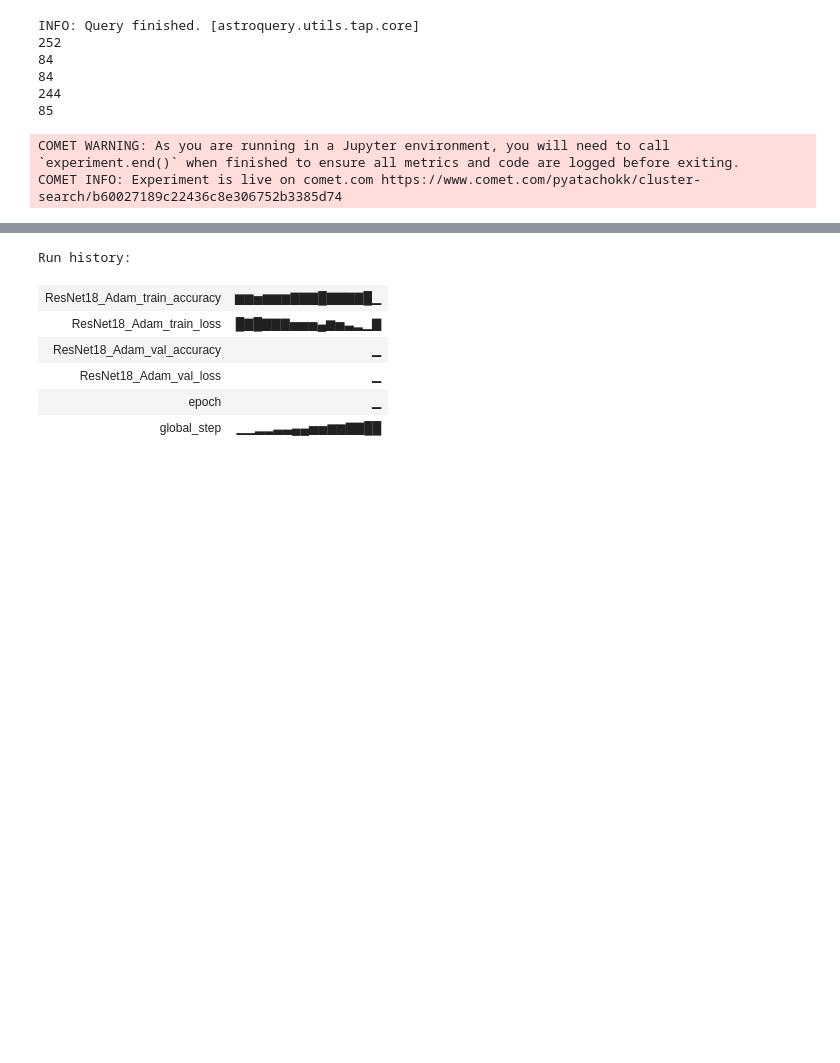
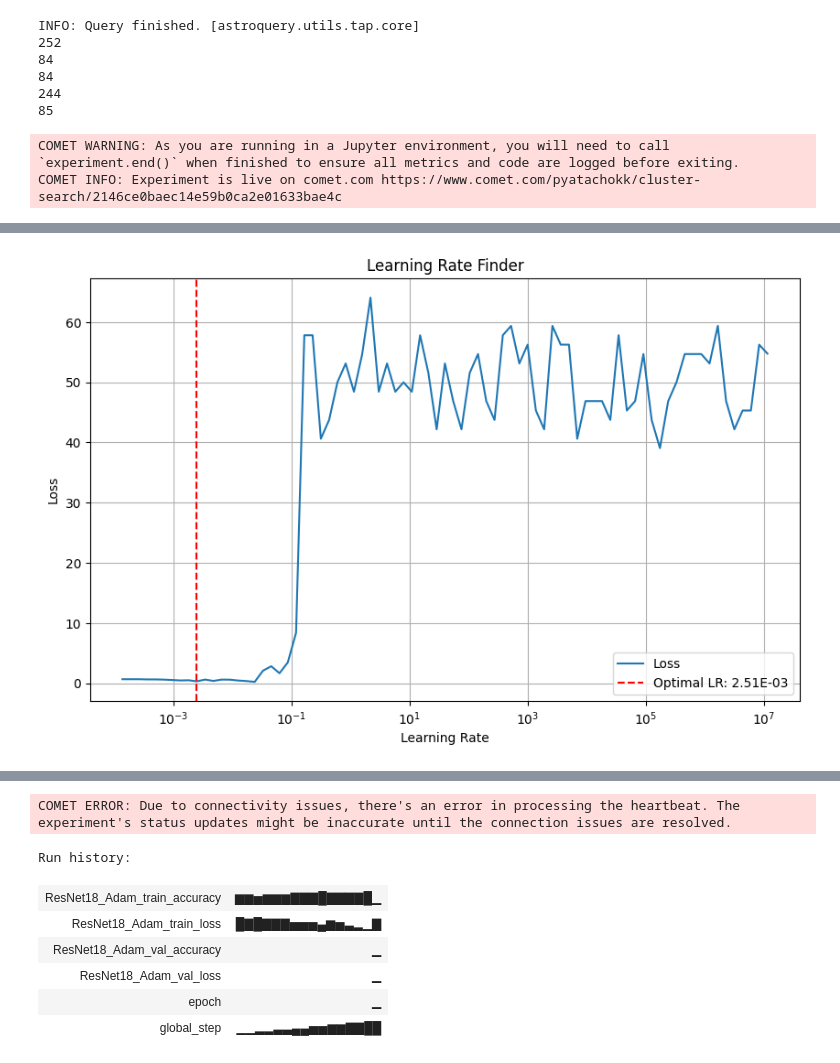
Before and after one commit to pelancha/galaxyHackers, a Jupyter notebook: notebooks/main.ipynb, the cells around one changed output, grey strips where cells are left out. Drawn from its saved outputs; the diff is of its cells as text; code cells hidden in the pictures; blank space fills up the shorter version.

Commit message:
added lr finder

```diff
--- a/notebooks/main.ipynb
+++ b/notebooks/main.ipynb
@@ -11,6 +11,7 @@ from torchvision import transforms
 from torch.utils.data import random_split, DataLoader
 import timm
 import numpy as np
+from torch_lr_finder import LRFinder
 
 
 import argparse
@@ -35,7 +36,7 @@ import metrics
 
 
 all_models = [
-    ('ResNet18', resnet18),
+    # ('ResNet18', resnet18),
     ('EfficientNet', effnet),
     # ('DenseNet', densenet),
     # ('SpinalNet_ResNet', spinalnet_resnet),
@@ -108,14 +109,13 @@ experiment.log_parameters(
     {
         "models": [name for name, _ in selected_models],
         "num_epochs": num_epochs,
-        "learning_rate": lr,
         "momentum": momentum,
         "optimizer": optimizer_name,
     }
 )
 # %% [output]
 COMET WARNING: As you are running in a Jupyter environment, you will need to call `experiment.end()` when finished to ensure all metrics and code are logged before exiting.
-COMET INFO: Experiment is live on comet.com https://www.comet.com/pyatachokk/cluster-search/b60027189c22436c8e306752b3385d74
+COMET INFO: Experiment is live on comet.com https://www.comet.com/pyatachokk/cluster-search/2146ce0baec14e59b0ca2e01633bae4c
 # %%
 
 # criterion = nn.CrossEntropyLoss()
@@ -143,6 +143,8 @@ for model_name, model in selected_models:
         train_dataloader=train_loader,
         val_dataloader=val_loader,
     )
+
+    trainer.lr_find()
 
     trainer.train(num_epochs)
 
@@ -199,6 +201,6 @@ for model_name, model in selected_models:
     predictions, *_ = trainer.test(test_loader)
     metrics.modelPerformance(model_name, optimizer_name, predictions, classes)
 
-    del model
-    torch.cuda.empty_cache()
+    # del model
+    # torch.cuda.empty_cache()
 # %% [output]
@@ -205,0 +208 @@ Epoch 0 - Val Loss: 0.6708560287952423, Val Accuracy: 0.5859375
+[figure, added]
@@ -207,3 +210,4 @@ Epoch 0 - Val Loss: 0.691893607378006, Val Accuracy: 0.46875
+COMET ERROR: Due to connectivity issues, there's an error in processing the heartbeat. The experiment's status updates might be inaccurate until the connection issues are resolved.
 # %%
 
 metrics.combine_metrics(selected_models, optimizer_name)
```
Also changed, not shown: parts of 1 cell of this notebook, 2 other files.
